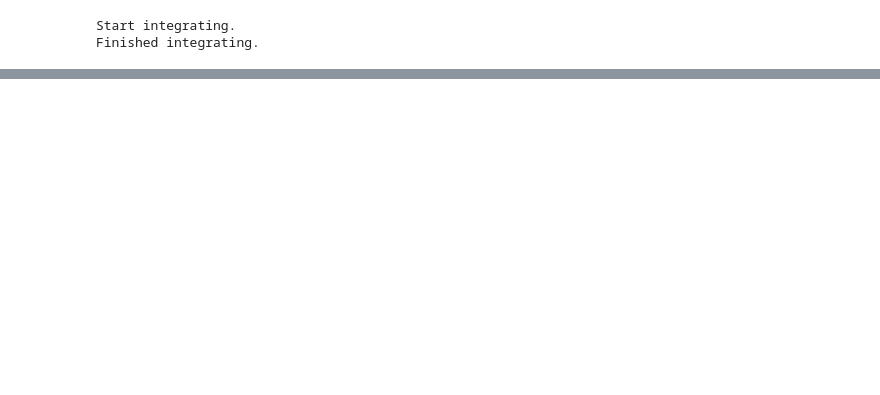
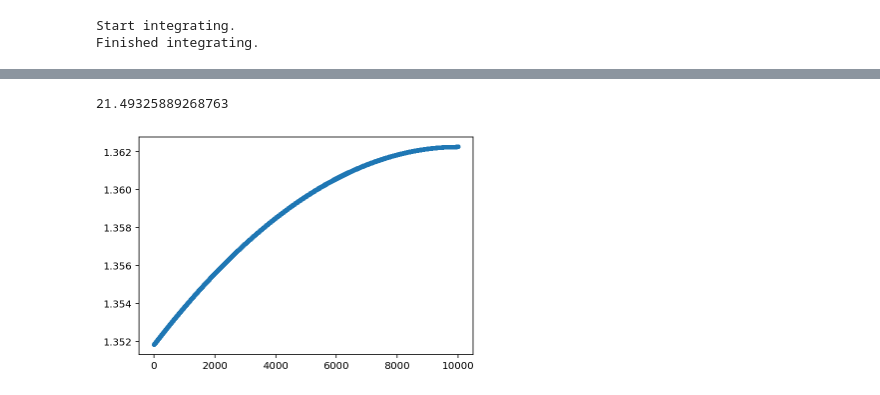
Before and after one commit to zyrxvo/reboundx, a Jupyter notebook: verification-tests/Verification.ipynb, the cells around one changed output, grey strips where cells are left out. Cells and saved outputs as stored; diff of their text form; code cells hidden in the pictures; blank space fills up the shorter version.

```diff
--- a/verification-tests/Verification.ipynb
+++ b/verification-tests/Verification.ipynb
@@ -349,0 +354,24 @@ plt.show()
+# %%
+n = 7
+filename = 'archives/gr_{0}.bin'.format(n)
+
+try:
+    sim = rebound.Simulation('mercury.bin')
+except:
+    sim = rebound.Simulation()
+    sim.add(['sun', 'mercury'], date='2000-01-01 12:00')
+    sim.save('mercury.bin')
+
+sim.move_to_com()
+sim.integrator = 'whckl'
+sim.dt = np.sqrt(37)*twopi/365.25 # Timestep of about 6 days.
+sim.ri_whfast.safe_mode = 0
+sim.ri_whfast.keep_unsynchronized = True
+sim.exit_min_distance = 3e-3 # Distance between the Earth and Moon.
+sim.exit_max_distance = 1000. # Unlikely that the planet is bound.
+sim.automateSimulationArchive(filename, step=int(0.1*twopi/sim.dt), deletefile=True) # save snapshots every 10 years
+
+rebx = reboundx.Extras(sim)
+gr = rebx.load_force('gr_potential')
+rebx.add_force(gr)
+gr.params['c'] = -tmax
@@ -349,0 +390,19 @@ plt.show()
+# %%
+sa = rebound.SimulationArchive(filename)
+N = sa.nblobs
+t = np.zeros(N)
+pomega = np.zeros(N)
+for i in range(N):
+    s = sa[i]
+    s.integrator_synchronize()
+    t[i] = s.t/twopi
+    pomega[i] = s.particles[1].pomega
+# %%
+(pomega[-1]-pomega[0])/tmax*juliancentury/arcsec
+# %% [output]
+21.49325889268763
+# %%
+plt.plot(t, pomega, '.')
+plt.show()
+# %% [output]
+[figure, added]
```
Also changed, not shown: parts of 6 cells of this notebook.
